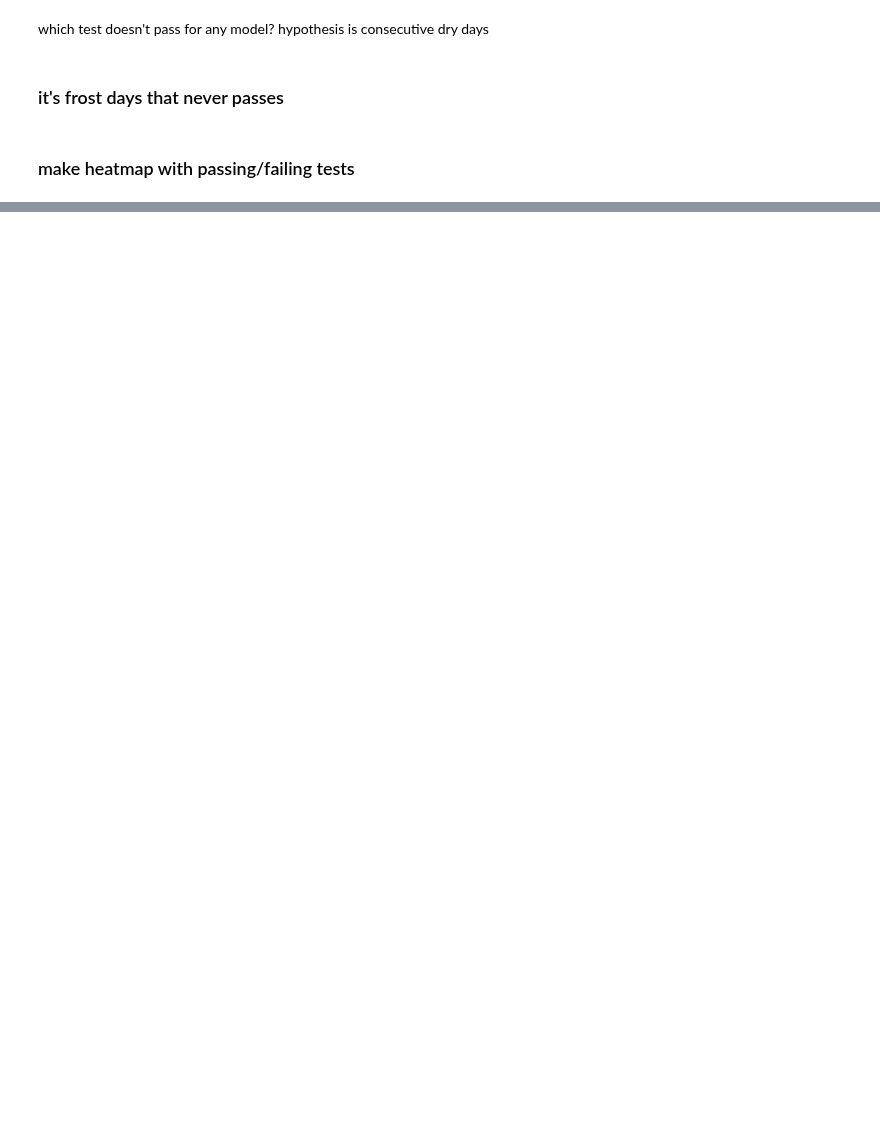
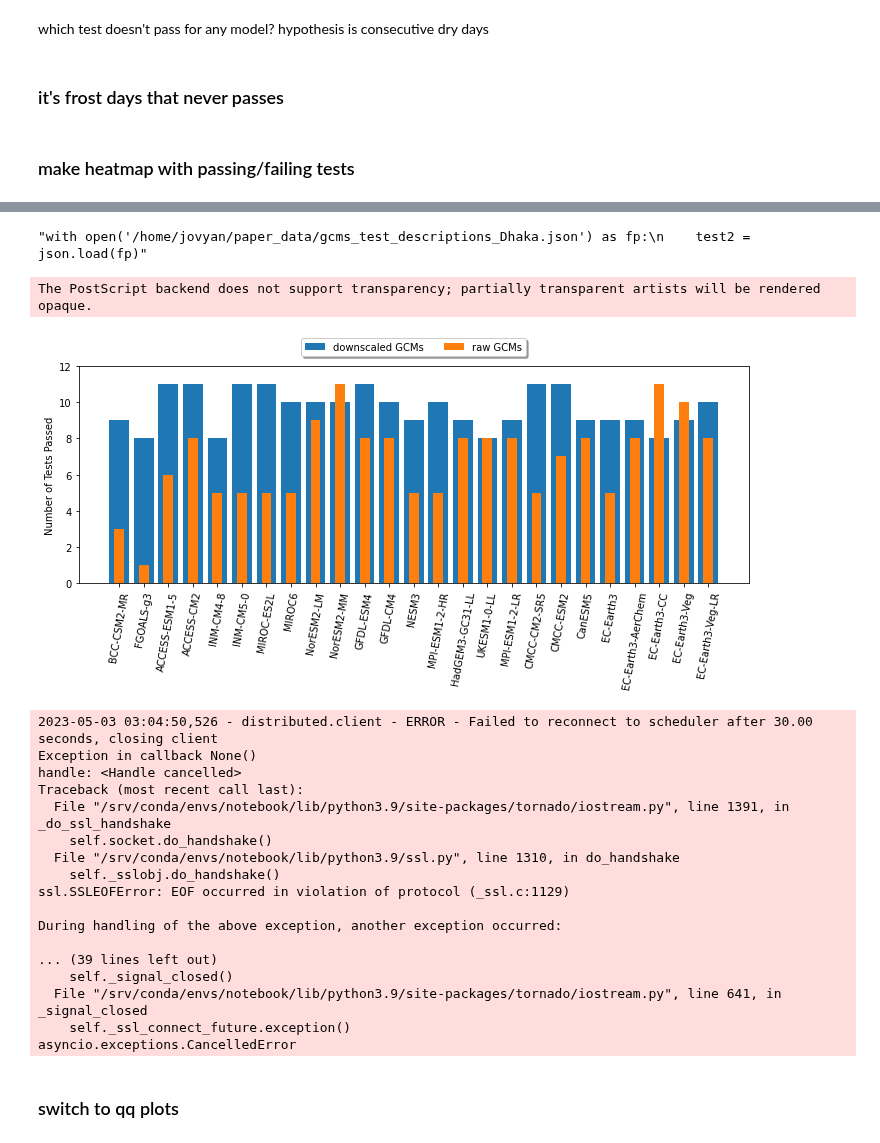
Before and after one commit to ClimateImpactLab/downscaleCMIP6, a Jupyter notebook: notebooks/paper_analysis/city_etccdi_metrics.ipynb, the cells around one changed output, grey strips where cells are left out. Cells and saved outputs as stored; diff of their text form; code cells hidden in the pictures; blank space fills up the shorter version.

Commit message:
fix K-S test bug, add notebook that plots for all models

```diff
--- a/notebooks/paper_analysis/city_etccdi_metrics.ipynb
+++ b/notebooks/paper_analysis/city_etccdi_metrics.ipynb
@@ -144,16 +148,23 @@ gcms_indices_calibration = {}
 downscaled_indices_calibration = {}
 gcms_indices_validation = {}
 downscaled_indices_validation = {}
+
+gcms_indices_full = {}
+downscaled_indices_full = {}
 # %% [markdown]
 ### look at calibration period ###
 # %%
-city = 'Miami'
+# city = 'Miami'
+city = 'Tokyo'
 
 gcms_ks_calib = {}
 downscaled_ks_calib = {}
 
 # etccdis = ['summer_days', 'tropical_nights', 'wet_days', 'wet_days_thresh']
-etccdis = ['summer_days', 'tropical_nights', 'wet_days', 'wet_days_thresh', 'annual_precip', 'seasonal_precip', 'seasonal_tasmax', 'seasonal_tasmin', 'days_over_95', 'frost_days', 'consecutive_dry_days', 'days_over_90']
+'''etccdis = ['summer_days', 'tropical_nights', 'wet_days', 'wet_days_thresh', 'annual_precip', 'seasonal_precip', 'seasonal_tasmax', 'seasonal_tasmin', 'days_over_95', 'frost_days', 'consecutive_dry_days', 'days_over_90']'''
+
+etccdis = ['summer_days', 'tropical_nights', 'annual_precip', 'seasonal_precip', 'seasonal_tasmax', 'seasonal_tasmin', 'days_over_95', 'frost_days', 'consecutive_dry_days', 'days_over_90']
+# warm spell duration index, cold spell duration index, daily temperature range
 
 # models = ['MPI-ESM1-2-HR', 'GFDL-CM4']
 
@@ -190,12 +201,12 @@ for model in models_dict.keys():
 
         ks_test_downscaled = kstest(compute_etccdi(ref[var_name].sel(time=slice('1995', '2014')), etccdi),
                             compute_etccdi(downscaled[var_name].sel(time=slice('1995', '2014')), etccdi))
-        if ks_test_gcm[1] < 0.05:
+        if ks_test_gcm[1] > 0.05:
             gcm_tests += 1
             gcms_indices_calibration[(model, etccdi)] = 1.0
         else:
             gcms_indices_calibration[(model, etccdi)] = 0.0
-        if ks_test_downscaled[1] < 0.05:
+        if ks_test_downscaled[1] > 0.05:
             ds_tests += 1
             downscaled_indices_calibration[(model, etccdi)] = 1.0
         else:
@@ -241,8 +240,6 @@ u = compute_etccdi(ref1['pr'].sel(time=slice(start_year, end_year)), 'wet_days')
 # %%
 # u
 # %%
-city = 'Miami'
-
 gcms_ks_valid = {}
 downscaled_ks_valid = {}
 
@@ -282,6 +279,7 @@ for model in models_dict.keys():
             start_year = '1984'
             end_year = '1994'
 
+        print(get_diagnostics_filepath(diag_type, 'reanalysis', institutions, ensemble_members, variable, model, 'historical', validation_period=True))
         ref = load_zarr(get_diagnostics_filepath(diag_type, 'reanalysis', institutions, ensemble_members, variable, model, 'historical', validation_period=True)).sel(city=city)
         # needs units for xclim
         if variable == 'tasmax' or variable == 'tasmin':
@@ -300,12 +298,12 @@ for model in models_dict.keys():
         ks_test_downscaled = kstest(compute_etccdi(ref[var_name].sel(time=slice(start_year, end_year)), etccdi),
                             compute_etccdi(downscaled[var_name].sel(time=slice(start_year, end_year)), etccdi))
 
-        if ks_test_gcm[1] < 0.05:
+        if ks_test_gcm[1] > 0.05:
             gcm_tests += 1
             gcms_indices_validation[(model, etccdi)] = 1.0
         else:
             gcms_indices_validation[(model, etccdi)] = 0.0
-        if ks_test_downscaled[1] < 0.05:
+        if ks_test_downscaled[1] > 0.05:
             ds_tests += 1
             downscaled_indices_validation[(model, etccdi)] = 1.0
         else:
@@ -479,0 +555,38 @@ sns.heatmap(df_gcms_validation.T, ax=axes[1], cmap=cmap)
+# %%
+'''with open('/home/jovyan/paper_data/gcms_test_descriptions_Dhaka.json') as fp:
+    test2 = json.load(fp)'''
+# %% [output]
+"with open('/home/jovyan/paper_data/gcms_test_descriptions_Dhaka.json') as fp:\n    test2 = json.load(fp)"
+# %%
+fig, axes = plt.subplots(1, 1, figsize=(12, 4))
+
+axes.bar(*zip(*downscaled_ks_full.items()), width=0.8, linewidth=0.4, align='center', label='downscaled GCMs')
+axes.bar(*zip(*gcms_ks_full.items()), width=0.4, linewidth=0.4, align='center', label='raw GCMs')
+plt.xticks(rotation=80)
+axes.legend(loc='upper center', bbox_to_anchor=(0.5, 1.15),
+          ncol=2, fancybox=True, shadow=True)
+axes.set_ylabel('Number of Tests Passed')
+axes.set_ylim([0, 12])
+
+plt.savefig(os.path.join(plot_dir, '{city}_etccdi_indices_full_MORE.eps'.format(city=city)),
+            bbox_inches='tight', dpi=200)
+# %% [output]
+The PostScript backend does not support transparency; partially transparent artists will be rendered opaque.
+[figure, added]
+2023-05-03 03:04:50,526 - distributed.client - ERROR - Failed to reconnect to scheduler after 30.00 seconds, closing client
+Exception in callback None()
+handle: <Handle cancelled>
+Traceback (most recent call last):
+  File "/srv/conda/envs/notebook/lib/python3.9/site-packages/tornado/iostream.py", line 1391, in _do_ssl_handshake
+    self.socket.do_handshake()
+  File "/srv/conda/envs/notebook/lib/python3.9/ssl.py", line 1310, in do_handshake
+    self._sslobj.do_handshake()
+ssl.SSLEOFError: EOF occurred in violation of protocol (_ssl.c:1129)
+
+During handling of the above exception, another exception occurred:
+
+... (39 lines left out)
+    self._signal_closed()
+  File "/srv/conda/envs/notebook/lib/python3.9/site-packages/tornado/iostream.py", line 641, in _signal_closed
+    self._ssl_connect_future.exception()
+asyncio.exceptions.CancelledError
@@ -479,0 +595,2 @@ sns.heatmap(df_gcms_validation.T, ax=axes[1], cmap=cmap)
+# %% [markdown]
+### switch to qq plots ###
```
Also changed, not shown: parts of 25 cells of this notebook, 1 other file.
